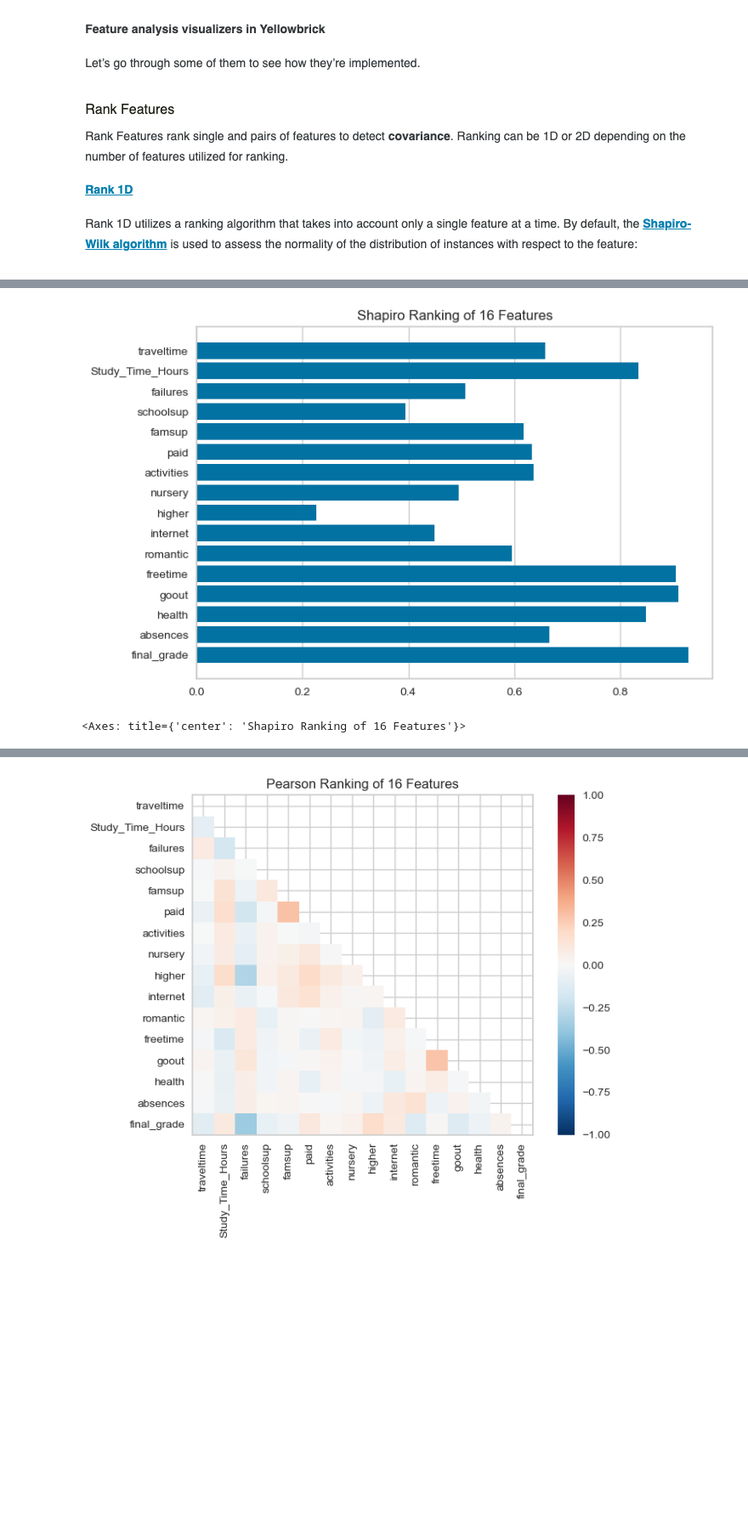
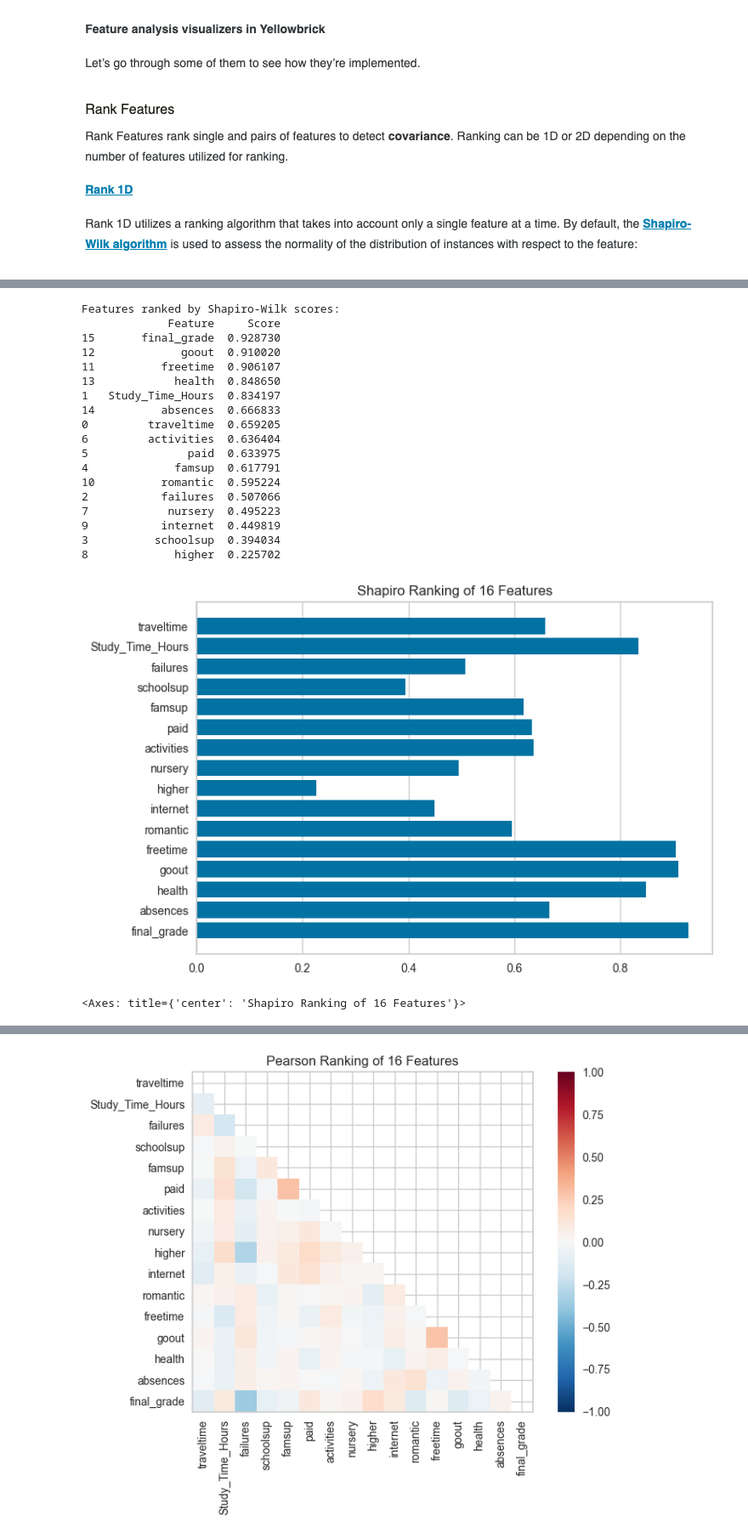
Before and after one commit to lilianaperezdiaz/student_predictor, a Jupyter notebook: Notebooks/Feature_Analysis_and_Ranking_Talibah.ipynb, the cells around one changed output, grey strips where cells are left out. Shown at 85% size. Drawn from its saved outputs; the diff is of its cells as text; code cells hidden in the pictures; blank space fills up the shorter version.

```diff
--- a/Notebooks/Feature_Analysis_and_Ranking_Talibah.ipynb
+++ b/Notebooks/Feature_Analysis_and_Ranking_Talibah.ipynb
@@ -404,14 +435,61 @@ y = numeric_data[target_name]
 # %%
 #Import the Yellowbrick Library for the Shapiro Ranking of 16 Features(Rank1D).
 
-from yellowbrick.features import Rank1D
+#from yellowbrick.features import Rank1D
 
 # Instantiate the 1D visualizer with the Sharpiro ranking algorithm
-visualizer = Rank1D(features=feature_names, algorithm='shapiro')
+#visualizer = Rank1D(features=feature_names, algorithm='shapiro')
 
-visualizer.fit(X, y)                # Fit the data to the visualizer
-visualizer.transform(X)             # Transform the data
-visualizer.poof()                   # Draw/show/poof the data
+#visualizer.fit(X, y)                # Fit the data to the visualizer
+#visualizer.transform(X)             # Transform the data
+#visualizer.poof()                   # Draw/show/poof the data
-# %% [output]
-[figure, removed]
-<Axes: title={'center': 'Shapiro Ranking of 16 Features'}>
+# %%
+from yellowbrick.features import Rank1D
+import pandas as pd
+
+# Instantiate the Rank1D visualizer with the Shapiro ranking algorithm
+visualizer = Rank1D(features=feature_names, algorithm='shapiro')
+
+# Fit and transform the data
+visualizer.fit(X, y)
+visualizer.transform(X)
+
+# Access the ranks and scores
+rank_scores = visualizer.ranks_
+
+# Create a DataFrame to rank features
+ranked_features = pd.DataFrame({
+    "Feature": feature_names,
+    "Score": rank_scores
+})
+
+# Sort features by score in descending order
+ranked_features = ranked_features.sort_values(by="Score", ascending=False)
+
+# Display ranked features
+print("Features ranked by Shapiro-Wilk scores:")
+print(ranked_features)
+
+# Visualize the results (optional)
+visualizer.show()
+# %% [output]
+Features ranked by Shapiro-Wilk scores:
+             Feature     Score
+15       final_grade  0.928730
+12             goout  0.910020
+11          freetime  0.906107
+13            health  0.848650
+1   Study_Time_Hours  0.834197
+14          absences  0.666833
+0         traveltime  0.659205
+6         activities  0.636404
+5               paid  0.633975
+4             famsup  0.617791
+10          romantic  0.595224
+2           failures  0.507066
+7            nursery  0.495223
+9           internet  0.449819
+3          schoolsup  0.394034
+8             higher  0.225702
+[figure, added]
+<Axes: title={'center': 'Shapiro Ranking of 16 Features'}>
```
Also changed, not shown: parts of 36 cells of this notebook.
